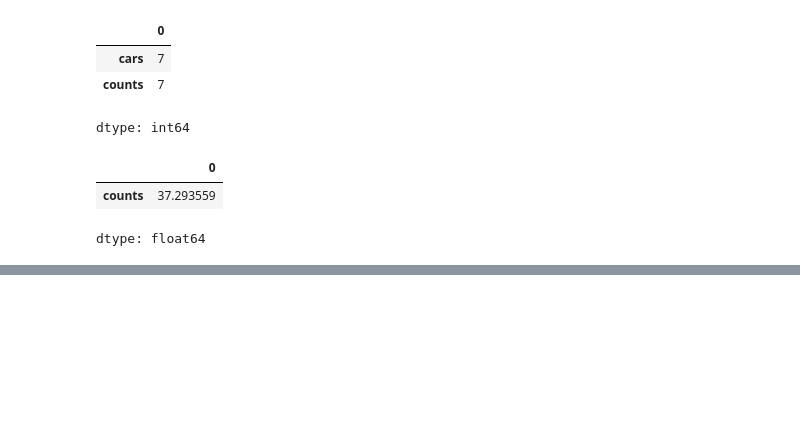
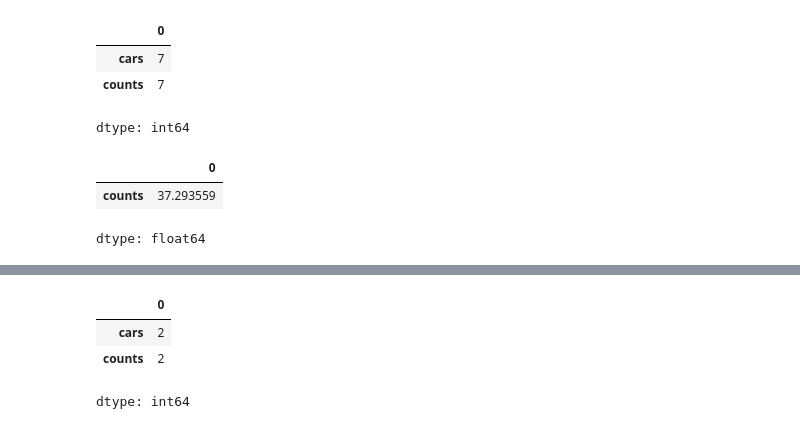
Before and after one commit to ubotirov77/ai-foundation-, a Jupyter notebook: Pandas.ipynb, the cells around one changed output, grey strips where cells are left out. Drawn from its saved outputs; the diff is of its cells as text; code cells hidden in the pictures; blank space fills up the shorter version.

```diff
--- a/Pandas.ipynb
+++ b/Pandas.ipynb
@@ -182,0 +201,7 @@ dtype: float64
+# %%
+df_missing.isnull().sum()
+# %% [output]
+|  | 0 |
+| cars | 2 |
+| counts | 2 |
+dtype: int64
```
Also changed, not shown: parts of 5 cells of this notebook.
